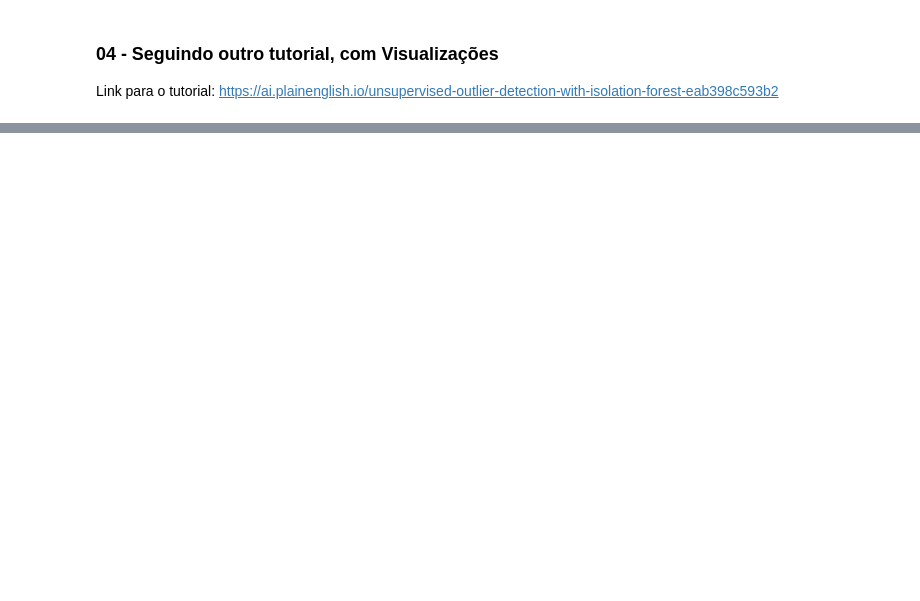
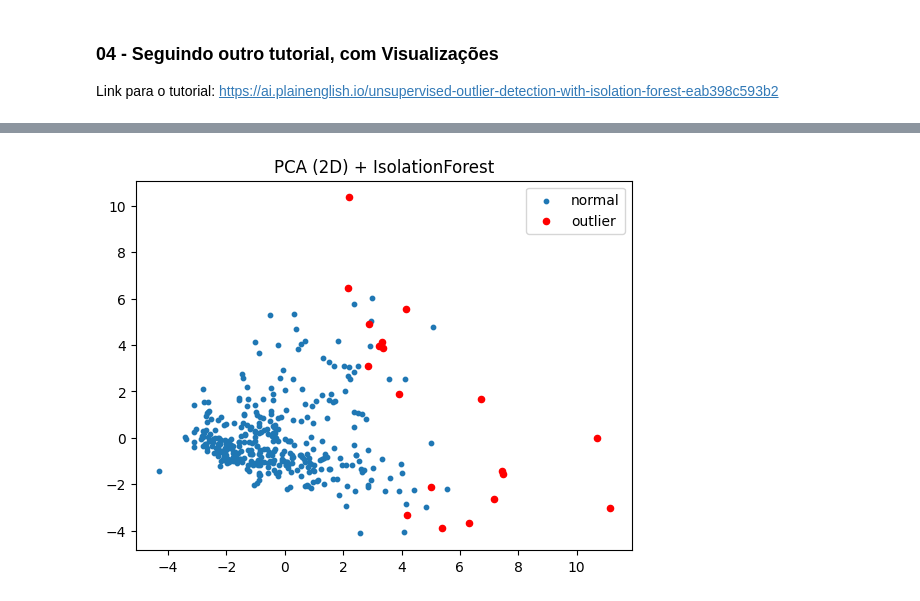
Before and after one commit to Guilherme-Betta/IC2, a Jupyter notebook: notebooks/tutorials/ML_isolation_forest_anomaly.ipynb, the cells around one changed output, grey strips where cells are left out. Drawn from its saved outputs; the diff is of its cells as text; code cells hidden in the pictures; blank space fills up the shorter version.

```diff
--- a/notebooks/tutorials/ML_isolation_forest_anomaly.ipynb
+++ b/notebooks/tutorials/ML_isolation_forest_anomaly.ipynb
@@ -211,22 +313,26 @@ plt.show()
 # %%
 # Como há diversas variáveis, esses scatterplots de 2 dimensões seriam limitados.
 # Entretanto, podemos usar PCA para reduzir todas as variáveis para 2 dimensões.
 
 from sklearn.decomposition import PCA
 from sklearn.preprocessing import StandardScaler
 
-scaler = StandardScaler().fit(X)
+X_nonan = X.dropna().copy() # PCA não funciona em dataframes com NaN
 
-X_scaled = scaler.transform(X)
+scaler = StandardScaler().fit(X_nonan)
+
+X_scaled = scaler.transform(X_nonan)
 
 pca = PCA(n_components=2).fit_transform(X_scaled)
-pred = iforest.fit_predict(X)
+pred = iforest.fit_predict(X_nonan)
 
 plt.scatter(pca[pred > 0, 0], pca[pred > 0, 1], s=10, label='normal')
 plt.scatter(pca[pred < 0, 0], pca[pred < 0, 1], s=20, color='r', label='outlier')
 plt.legend()
 plt.title('PCA (2D) + IsolationForest')
 plt.show()
+# %% [output]
+[figure, added]
 # %%
 # Isolation Forest com série temporal. Gráficos individuais para cada variável
 
```
Also changed, not shown: parts of 11 cells of this notebook, 7 other files.
